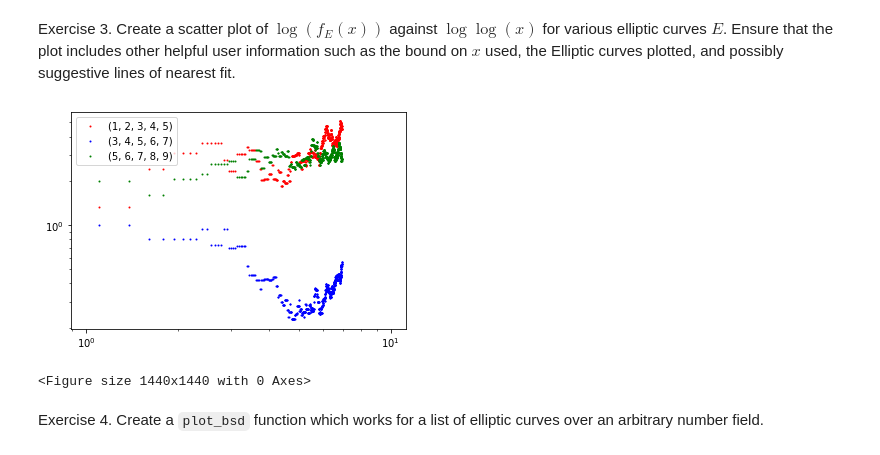
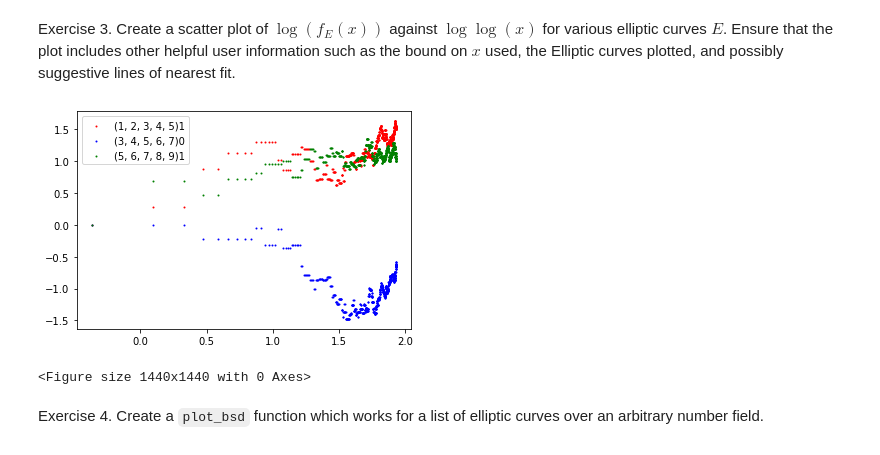
Before and after one commit to Rusti1/computational_nt, a Jupyter notebook: case_studies/bsd_experiments/day_2_exercises.ipynb, the cells around one changed output. Saved outputs shown, nothing was run; the diff lists cells and outputs as text; code cells hidden in the pictures.

```diff
--- a/case_studies/bsd_experiments/day_2_exercises.ipynb
+++ b/case_studies/bsd_experiments/day_2_exercises.ipynb
@@ -53,21 +53,22 @@ plt.show()
 Exercise 3. Create a scatter plot of $\log(f_E(x))$ against $\log\log(x)$ for various elliptic curves $E$. Ensure that the plot includes other helpful user information such as the bound on $x$ used, the Elliptic curves plotted, and possibly suggestive lines of nearest fit.
 # %%
 colour = ["red", "blue", "green", "yellow", "purple"]
-def plot_bsd(ecs_list, B = 1000):
+def plot_bsd(ecs_list, B):
             for E in ecs_list:
-                    X = [[ln(x), PML(E,x)] for x in range(B)]
-                    scatter_plot_color(X,colour[ecs_list.index(E)%5],str(E.ainvs()))
+                    X = [[ln(ln(x)), ln(PML(E,x))] for x in range(B)]
+                    scatter_plot_color(X,colour[ecs_list.index(E)%5],str(E.ainvs())+str(E.rank()))
             plt.legend(loc = 'upper left')
-            plt.xscale("log")
-            plt.yscale("log")
+            plt.xscale("linear")
+            plt.yscale("linear")
             plt.figure(figsize=(20,20))
             plt.show
 
 
 E = [E1,E2,E3]
+EL = [EllipticCurve([-5,0])]
 plot_bsd(E, 1000)
 # %% [output]
-[figure, old version]
+[figure, new version]
 <Figure size 1440x1440 with 0 Axes>
 # %% [markdown]
 Exercise 4. Create a `plot_bsd` function which works for a list of elliptic curves over an arbitrary number field.
```
